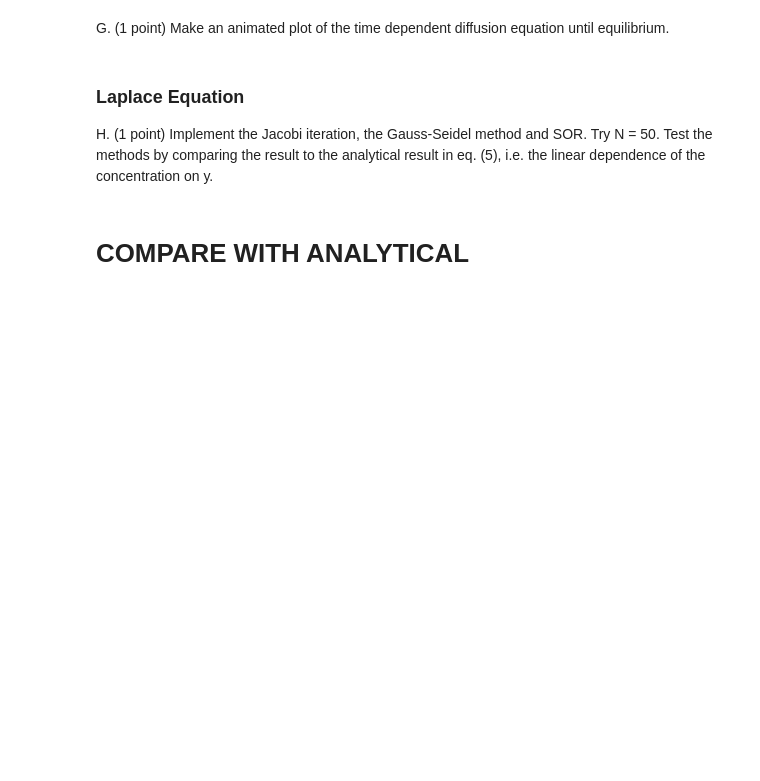
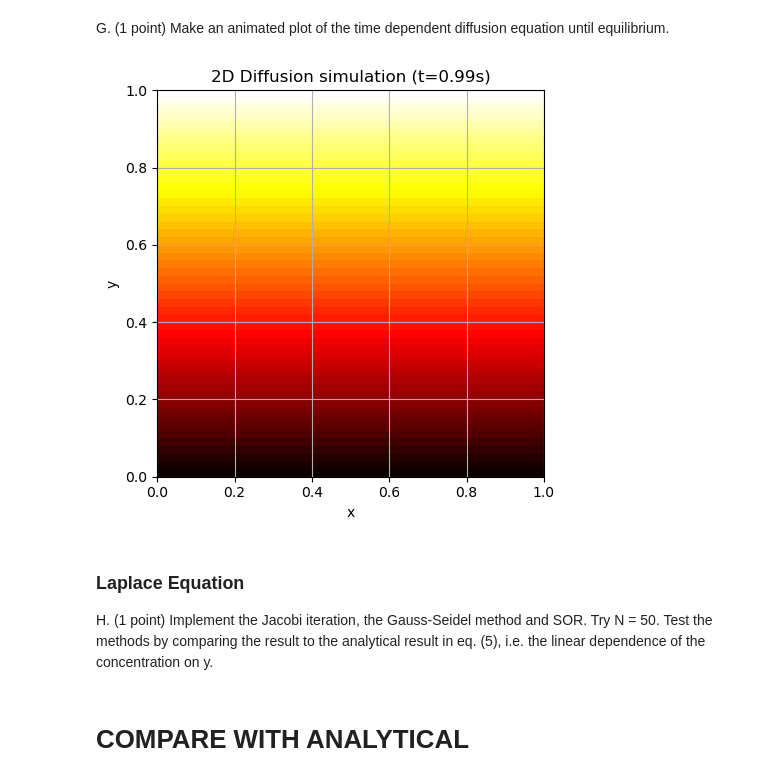
Before and after one commit to jonas4climate/modelling-natural-processes, a Jupyter notebook: Set1_incomplete.ipynb, the cells around one changed output. Saved outputs shown, nothing was run; the diff lists cells and outputs as text; code cells hidden in the pictures; blank space fills up the shorter version.

Commit message:
Animation done

```diff
--- a/Set1_incomplete.ipynb
+++ b/Set1_incomplete.ipynb
@@ -61,7 +61,7 @@ dx = L / Nx  # Spatial step size
 Nt = 1000  # Number of time steps to simulate
 dt = 0.001  # Time step size
 
-psi = solve_wave_equation(psi_init, L, c, Nt * dt, Nx, dt)
+c = solve_wave_equation(psi_init, L, c, Nt * dt, Nx, dt)
 x = np.linspace(0, L, Nx)
 # %% [markdown]
 B. (1 point) Implement the time stepping. Determine the time development of
@@ -320,6 +310,30 @@ plt.show()
 # %% [markdown]
 G. (1 point) Make an animated plot of the time dependent diffusion equation until
 equilibrium.
+# %%
+def animate_diffusion(c, title, file_title, L, T, total_frames=100, save=False):
+    fig, ax = plt.subplots(layout='tight')
+    plt.xlabel('x')
+    plt.ylabel('y')
+    plt.grid(True)
+    grid = plt.imshow(np.rot90(c[:,:,0], 3), extent=[0, L, 0, L], origin='lower', cmap='hot')
+
+    # Calculate the frame interval based on the total number of frames
+    frame_interval = int(c.shape[2] / total_frames)
+
+    def animate(i):
+        grid.set_data(np.rot90(c[:,:, i * frame_interval], 3))
+        plt.title(title + f' (t={i * frame_interval / c.shape[2] * T:.2f}s)')
+        return grid,
+
+    anim = FuncAnimation(fig, animate, frames=total_frames, interval=1000//60, blit=True, repeat=True)
+    if save:
+        anim.save(f'media/{file_title}.gif', writer='ffmpeg')
+
+c = solve_diffusion(Nx, D, dx, dt, T)
+anim = animate_diffusion(c, f'2D Diffusion simulation', f'2d_diffusion_simulation', L=L, T=T, total_frames=80, save=True)
+# %% [output]
+[figure, added]
 # %% [markdown]
 ### Laplace Equation
 
```
Also changed, not shown: parts of 4 cells of this notebook, 2 other files.
